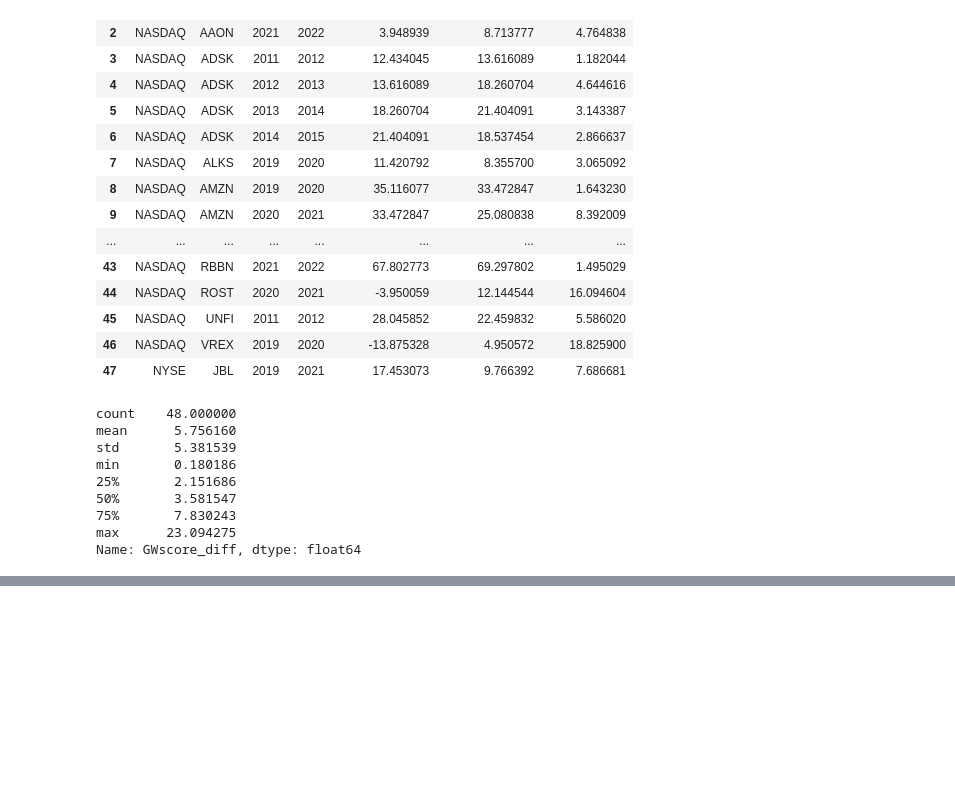
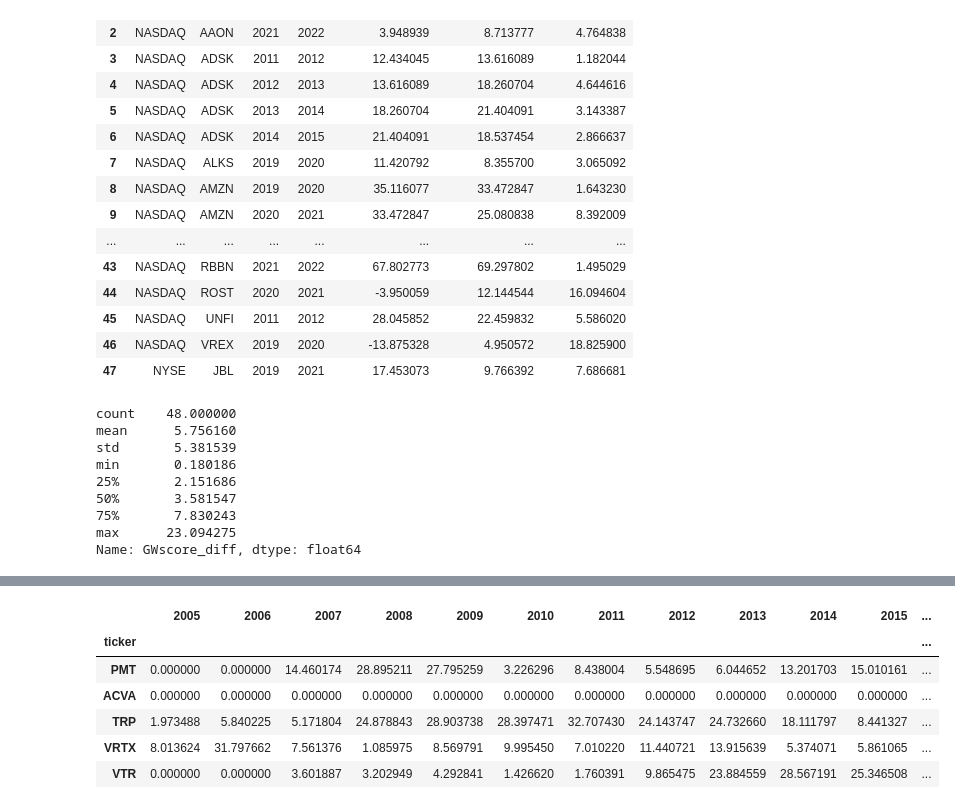
Before and after one commit to 10youting01/Master-s-Thesis-Detecting-and-measuring-greenwashing-in-corporate-sustainability-reports-using-ML, a Jupyter notebook: preprocess/cover_report_score_trend.ipynb, the cells around one changed output, grey strips where cells are left out. Saved outputs shown, nothing was run; the diff lists cells and outputs as text; code cells hidden in the pictures; blank space fills up the shorter version.

```diff
--- a/preprocess/cover_report_score_trend.ipynb
+++ b/preprocess/cover_report_score_trend.ipynb
@@ -149,0 +166,11 @@ filtered_covered_report.to_csv('../output_dataset/covered_report_score.csv', ind
+# %%
+common_score_abs = common_score.set_index('ticker').abs()
+common_score_abs.head(5)
+# %% [output]
+|  | 2005 | 2006 | 2007 | 2008 | 2009 | 2010 | 2011 | 2012 | 2013 | 2014 | 2015 | ... |
+| ticker |  |  |  |  |  |  |  |  |  |  |  | ... |
+| PMT | 0.000000 | 0.000000 | 14.460174 | 28.895211 | 27.795259 | 3.226296 | 8.438004 | 5.548695 | 6.044652 | 13.201703 | 15.010161 | ... |
+| ACVA | 0.000000 | 0.000000 | 0.000000 | 0.000000 | 0.000000 | 0.000000 | 0.000000 | 0.000000 | 0.000000 | 0.000000 | 0.000000 | ... |
+| TRP | 1.973488 | 5.840225 | 5.171804 | 24.878843 | 28.903738 | 28.397471 | 32.707430 | 24.143747 | 24.732660 | 18.111797 | 8.441327 | ... |
+| VRTX | 8.013624 | 31.797662 | 7.561376 | 1.085975 | 8.569791 | 9.995450 | 7.010220 | 11.440721 | 13.915639 | 5.374071 | 5.861065 | ... |
+| VTR | 0.000000 | 0.000000 | 3.601887 | 3.202949 | 4.292841 | 1.426620 | 1.760391 | 9.865475 | 23.884559 | 28.567191 | 25.346508 | ... |
```
Also changed, not shown: parts of 5 cells of this notebook.
